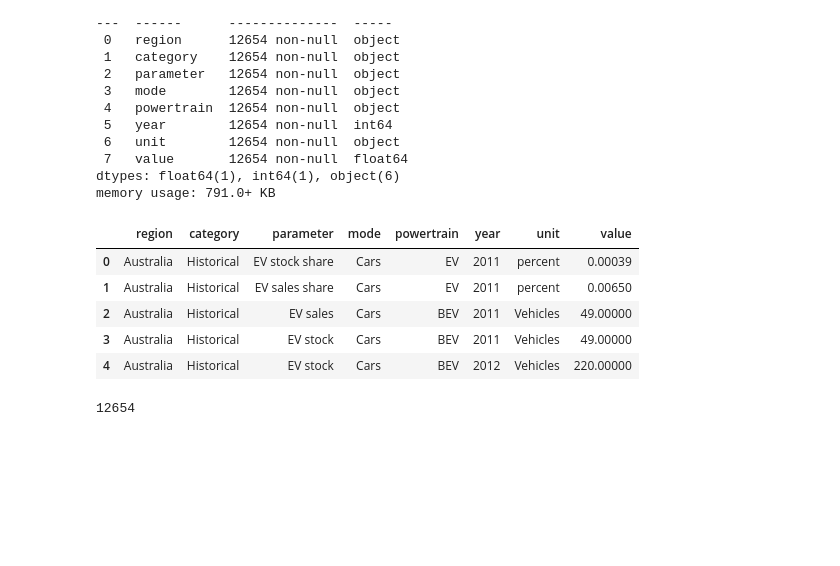
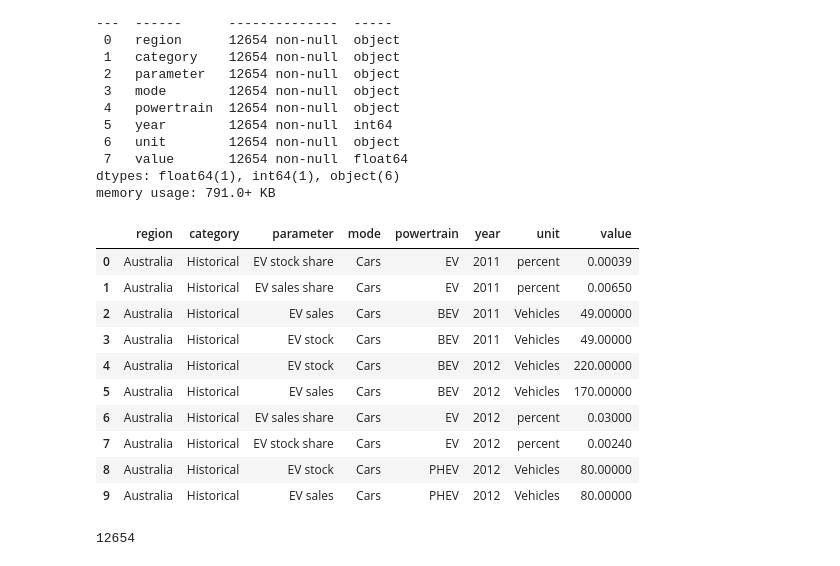
Before and after one commit to Byte-256/EV_Sales_Prediction, a Jupyter notebook: EV_analysis.ipynb, the cells around one changed output. Drawn from its saved outputs; the diff is of its cells as text; code cells hidden in the pictures; blank space fills up the shorter version.

```diff
--- a/EV_analysis.ipynb
+++ b/EV_analysis.ipynb
@@ -29,14 +29,19 @@ Data columns (total 8 columns):
 dtypes: float64(1), int64(1), object(6)
 memory usage: 791.0+ KB
 # %%
-raw_data.head()
+raw_data.head(10)
 # %% [output]
 |  | region | category | parameter | mode | powertrain | year | unit | value |
 | 0 | Australia | Historical | EV stock share | Cars | EV | 2011 | percent | 0.00039 |
 | 1 | Australia | Historical | EV sales share | Cars | EV | 2011 | percent | 0.00650 |
 | 2 | Australia | Historical | EV sales | Cars | BEV | 2011 | Vehicles | 49.00000 |
 | 3 | Australia | Historical | EV stock | Cars | BEV | 2011 | Vehicles | 49.00000 |
 | 4 | Australia | Historical | EV stock | Cars | BEV | 2012 | Vehicles | 220.00000 |
+| 5 | Australia | Historical | EV sales | Cars | BEV | 2012 | Vehicles | 170.00000 |
+| 6 | Australia | Historical | EV sales share | Cars | EV | 2012 | percent | 0.03000 |
+| 7 | Australia | Historical | EV stock share | Cars | EV | 2012 | percent | 0.00240 |
+| 8 | Australia | Historical | EV stock | Cars | PHEV | 2012 | Vehicles | 80.00000 |
+| 9 | Australia | Historical | EV sales | Cars | PHEV | 2012 | Vehicles | 80.00000 |
 # %%
 display(raw_data.value_counts().__len__())
 display(raw_data.columns)
```
Also changed, not shown: parts of 10 cells of this notebook, 6 other files.
